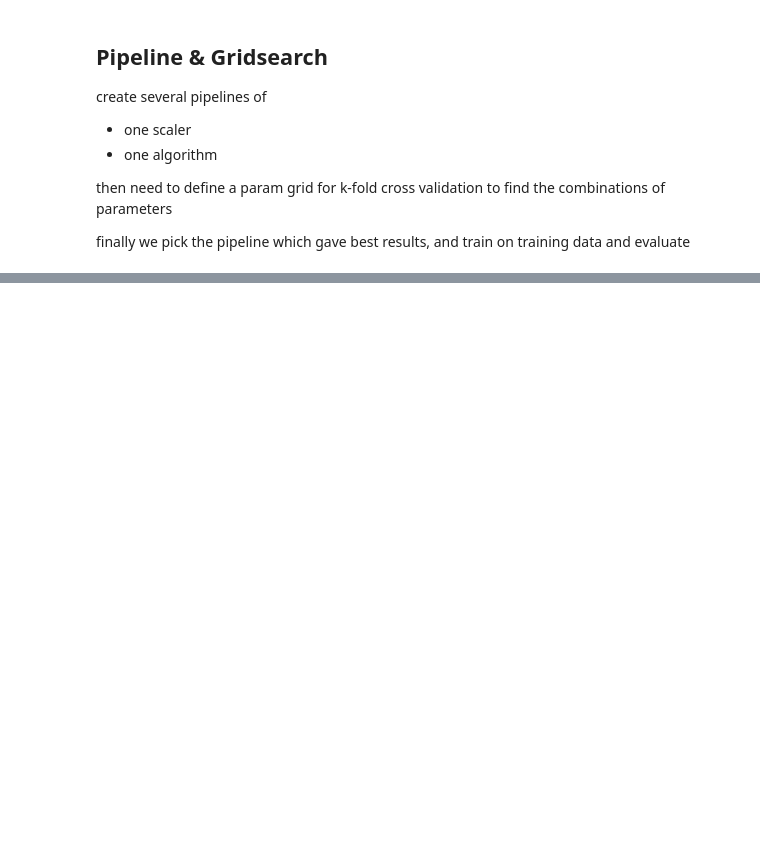
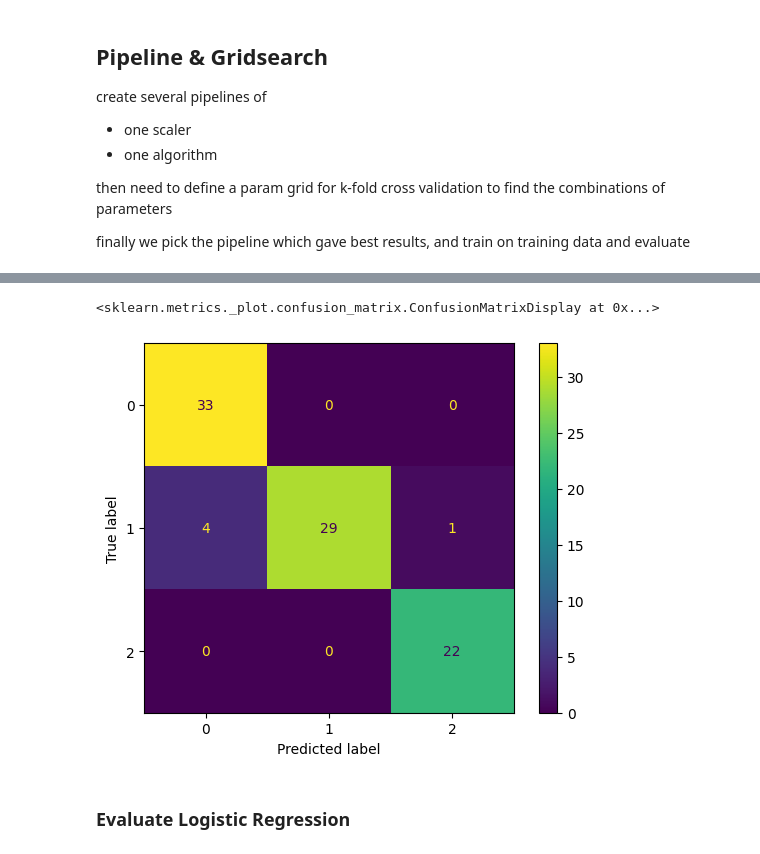
Before and after one commit to ArthurLopez1/AI-Arthur-Lopez-OPA23, a Jupyter notebook: code_alongs/Lec_06_gridsearch.ipynb, the cells around one changed output, grey strips where cells are left out. Drawn from its saved outputs; the diff is of its cells as text; code cells hidden in the pictures; blank space fills up the shorter version.

Commit message:
code alongs - grid search done

```diff
--- a/code_alongs/Lec_06_gridsearch.ipynb
+++ b/code_alongs/Lec_06_gridsearch.ipynb
@@ -64,6 +64,22 @@ pipe_logistic_regression = Pipeline(
 )
 
 # dictionary -> key: pipeline_step__parameter, value: [1, 2, ..., 49]
-para_grid_kln = {"kln__n_neighbors": list(range(1,50))}
+para_grid_kln = {"kln__n_neighbors": list(range(1, 50))}
 
-para_grid_logistic_regression = {"logistic__l1_ratio": np.linspace(0,1,20)}
+para_grid_logistic_regression = {"logistic__l1_ratio": np.linspace(0, 1, 20)}
+
+# before classifier was KLN, but now we use the value pipeline as a classifier
+classifier_kln = GridSearchCV(
+    estimator=pipe_kln, param_grid=para_grid_kln, cv=5, scoring="accuracy"
+)
+
+classifier_logistic_regression = GridSearchCV(
+    estimator=pipe_logistic_regression,
+    param_grid=para_grid_logistic_regression,
+    cv=5,
+    scoring="accuracy",
+)
+
+# when we train -> data goes through pipeline, first runs trough scaling, then trains on the algorithm
+classifier_kln.fit(X_train, y_train)
+classifier_logistic_regression.fit(X_train, y_train)
@@ -69,0 +140,3 @@ para_grid_logistic_regression = {"logistic__l1_ratio": np.linspace(0,1,20)}
+# %%
+y_pred_kln = classifier_kln.predict(X_test)
+y_pred_kln
@@ -69,0 +182,8 @@ para_grid_logistic_regression = {"logistic__l1_ratio": np.linspace(0,1,20)}
+# %%
+cm = confusion_matrix(y_test, y_pred_kln)
+ConfusionMatrixDisplay(cm).plot()
+# %% [output]
+<sklearn.metrics._plot.confusion_matrix.ConfusionMatrixDisplay at 0x...>
+[figure, added]
+# %% [markdown]
+### Evaluate Logistic Regression
```
Also changed, not shown: parts of 11 cells of this notebook.
